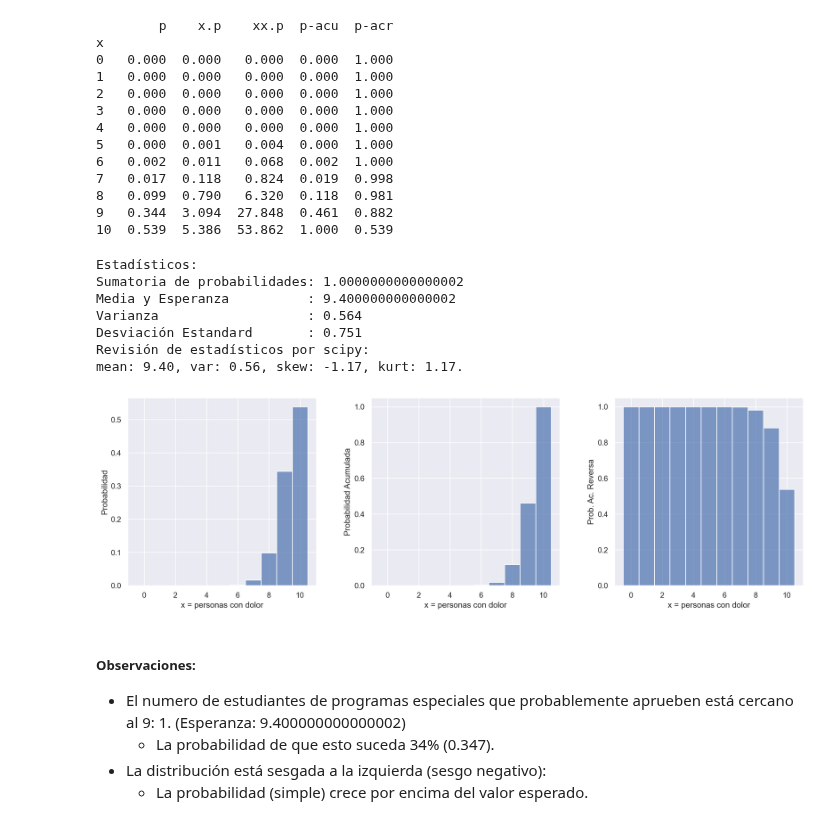
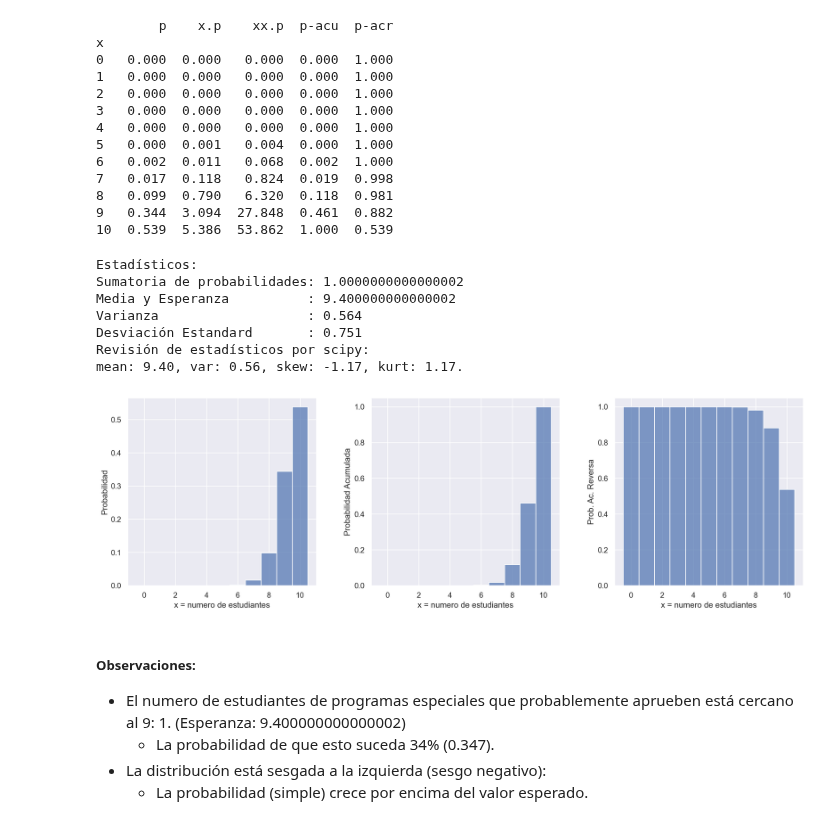
Before and after one commit to DaniCh-Coder/Python-Notes, a Jupyter notebook: ps stats/Probability-distributions/dist-prob-binom-estudios.ipynb, the cells around one changed output. Saved outputs shown, nothing was run; the diff lists cells and outputs as text; code cells hidden in the pictures.

```diff
--- a/ps stats/Probability-distributions/dist-prob-binom-estudios.ipynb
+++ b/ps stats/Probability-distributions/dist-prob-binom-estudios.ipynb
@@ -108,37 +108,37 @@ sf1, sf2, sf3 = f.subfigures(1, 3)
 # Visualización Probabilidades
 (
     so.Plot(df_gr, x="x", y="p")
     .add(so.Bars(),)
-    .label(x="x = personas con dolor", y="Probabilidad")
+    .label(x="x = numero de estudiantes", y="Probabilidad")
     .on(sf1)
     .plot()
 )
 
 # Visualización Probabilidades Acumuladas
 (
     so.Plot(df_gr, x="x", y="p-acu")
     .add(so.Bars())
-    .label(x="x = personas con dolor", y="Probabilidad Acumulada")
+    .label(x="x = numero de estudiantes", y="Probabilidad Acumulada")
     .on(sf2)
     .plot()
 )
 
 # Visualización Probabilidades Acumuladas Invertidas
 (
     so.Plot(df_gr, x="x", y="p-acr")
     .add(so.Bars())
-    .label(x="x = personas con dolor", y="Prob. Ac. Reversa")
+    .label(x="x = numero de estudiantes", y="Prob. Ac. Reversa")
     .on(sf3)
 )
 # %% [output]
 Estadísticos:
 Sumatoria de probabilidades: 1.0000000000000002
 Media y Esperanza          : 9.400000000000002
 Varianza                   : 0.564
 Desviación Estandard       : 0.751
 Revisión de estadísticos por scipy:
 mean: 9.40, var: 0.56, skew: -1.17, kurt: 1.17.
-[figure, old version]
+[figure, new version]
 # %% [markdown]
 ##### Observaciones:
 + El numero de estudiantes de programas especiales que probablemente aprueben está cercano al 9: 1. (Esperanza: 9.400000000000002)
```
Also changed, not shown: parts of 1 cell of this notebook, 2 other files.
